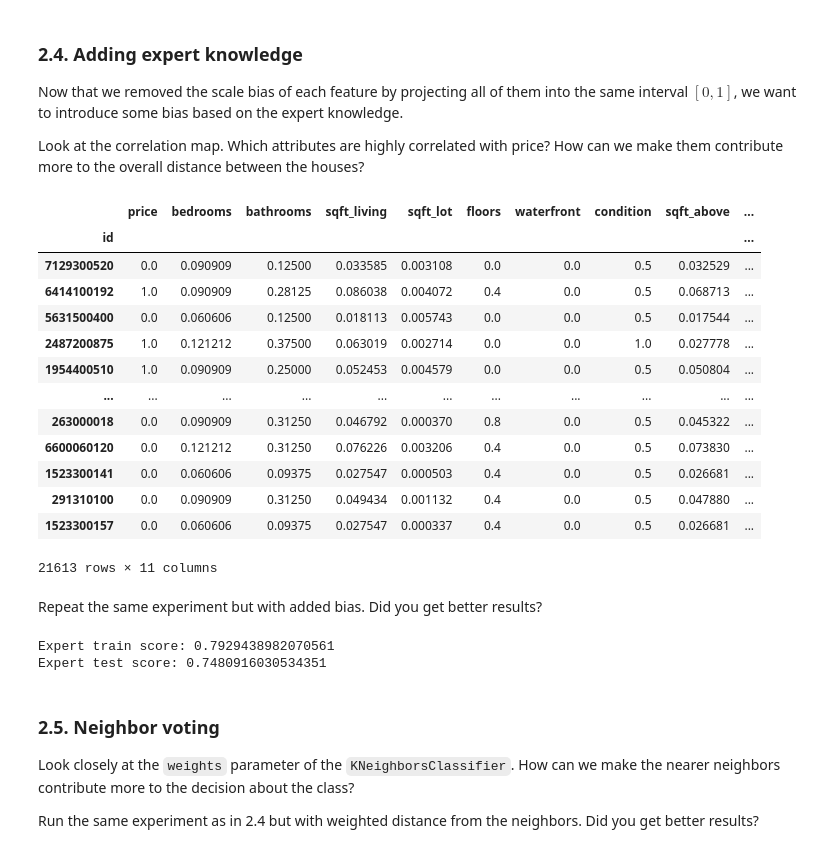
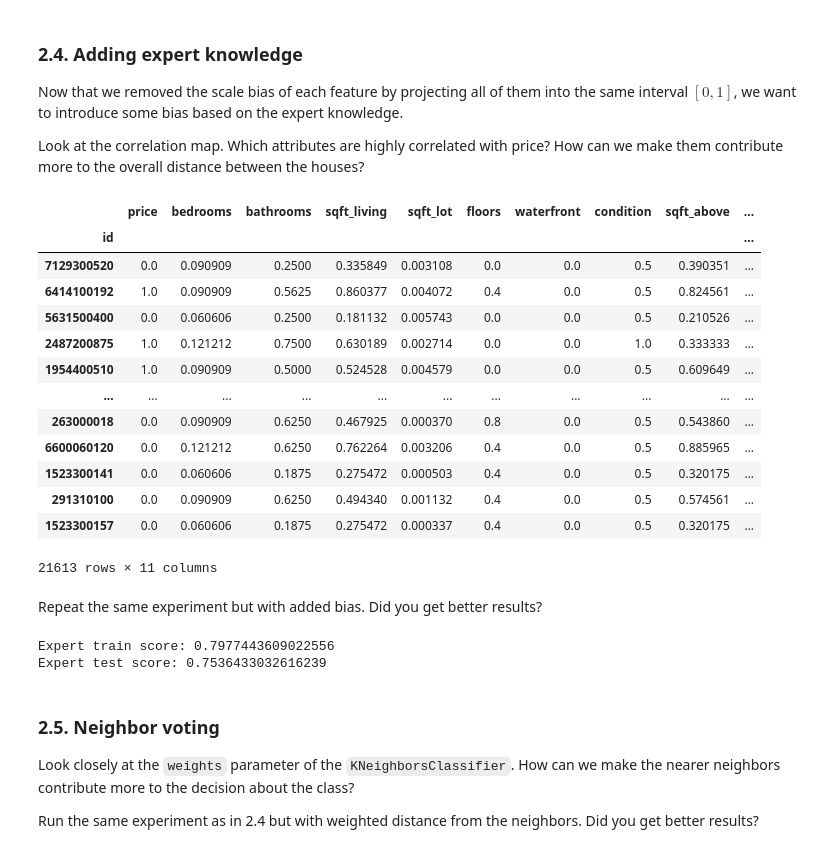
Before and after one commit to Yilin-Ye-official/ml_knn_housing_lab, a Jupyter notebook: knn_home_price.ipynb, the cells around one changed output. Cells and saved outputs as stored; diff of their text form; code cells hidden in the pictures.

```diff
--- a/knn_home_price.ipynb
+++ b/knn_home_price.ipynb
@@ -238,27 +238,28 @@ Look at the correlation map. Which attributes are highly correlated with price?
 # %%
 # increase distances across important attributes
 data_biased = data_normalized.copy()
 # sqft_living, sqft_above are highly correlated with price
-data_biased['sqft_living'] = data_biased['sqft_living'].apply(lambda x: x/2)
-data_biased['sqft_above'] = data_biased['sqft_above'].apply(lambda x: x/2)
+
+data_biased['sqft_living'] = data_biased['sqft_living'].apply(lambda x: x*5)
+data_biased['sqft_above'] = data_biased['sqft_above'].apply(lambda x: x*4)
 # and i think bathrooms has less but still a lot of correlation with price
 # so scale it with a smaller divider
-data_biased['sqft_above'] = data_biased['sqft_above'].apply(lambda x: x/1.5)
+data_biased['bathrooms'] = data_biased['bathrooms'].apply(lambda x:x*2)
 data_biased
 # %% [output]
 |  | price | bedrooms | bathrooms | sqft_living | sqft_lot | floors | waterfront | condition | sqft_above | ... |
 | id |  |  |  |  |  |  |  |  |  | ... |
-| 7129300520 | 0.0 | 0.090909 | 0.12500 | 0.033585 | 0.003108 | 0.0 | 0.0 | 0.5 | 0.032529 | ... |
-| 6414100192 | 1.0 | 0.090909 | 0.28125 | 0.086038 | 0.004072 | 0.4 | 0.0 | 0.5 | 0.068713 | ... |
-| 5631500400 | 0.0 | 0.060606 | 0.12500 | 0.018113 | 0.005743 | 0.0 | 0.0 | 0.5 | 0.017544 | ... |
-| 2487200875 | 1.0 | 0.121212 | 0.37500 | 0.063019 | 0.002714 | 0.0 | 0.0 | 1.0 | 0.027778 | ... |
-| 1954400510 | 1.0 | 0.090909 | 0.25000 | 0.052453 | 0.004579 | 0.0 | 0.0 | 0.5 | 0.050804 | ... |
+| 7129300520 | 0.0 | 0.090909 | 0.2500 | 0.335849 | 0.003108 | 0.0 | 0.0 | 0.5 | 0.390351 | ... |
+| 6414100192 | 1.0 | 0.090909 | 0.5625 | 0.860377 | 0.004072 | 0.4 | 0.0 | 0.5 | 0.824561 | ... |
+| 5631500400 | 0.0 | 0.060606 | 0.2500 | 0.181132 | 0.005743 | 0.0 | 0.0 | 0.5 | 0.210526 | ... |
+| 2487200875 | 1.0 | 0.121212 | 0.7500 | 0.630189 | 0.002714 | 0.0 | 0.0 | 1.0 | 0.333333 | ... |
+| 1954400510 | 1.0 | 0.090909 | 0.5000 | 0.524528 | 0.004579 | 0.0 | 0.0 | 0.5 | 0.609649 | ... |
 | ... | ... | ... | ... | ... | ... | ... | ... | ... | ... | ... |
-| 263000018 | 0.0 | 0.090909 | 0.31250 | 0.046792 | 0.000370 | 0.8 | 0.0 | 0.5 | 0.045322 | ... |
-| 6600060120 | 0.0 | 0.121212 | 0.31250 | 0.076226 | 0.003206 | 0.4 | 0.0 | 0.5 | 0.073830 | ... |
-| 1523300141 | 0.0 | 0.060606 | 0.09375 | 0.027547 | 0.000503 | 0.4 | 0.0 | 0.5 | 0.026681 | ... |
-| 291310100 | 0.0 | 0.090909 | 0.31250 | 0.049434 | 0.001132 | 0.4 | 0.0 | 0.5 | 0.047880 | ... |
-| 1523300157 | 0.0 | 0.060606 | 0.09375 | 0.027547 | 0.000337 | 0.4 | 0.0 | 0.5 | 0.026681 | ... |
+| 263000018 | 0.0 | 0.090909 | 0.6250 | 0.467925 | 0.000370 | 0.8 | 0.0 | 0.5 | 0.543860 | ... |
+| 6600060120 | 0.0 | 0.121212 | 0.6250 | 0.762264 | 0.003206 | 0.4 | 0.0 | 0.5 | 0.885965 | ... |
+| 1523300141 | 0.0 | 0.060606 | 0.1875 | 0.275472 | 0.000503 | 0.4 | 0.0 | 0.5 | 0.320175 | ... |
+| 291310100 | 0.0 | 0.090909 | 0.6250 | 0.494340 | 0.001132 | 0.4 | 0.0 | 0.5 | 0.574561 | ... |
+| 1523300157 | 0.0 | 0.060606 | 0.1875 | 0.275472 | 0.000337 | 0.4 | 0.0 | 0.5 | 0.320175 | ... |
 21613 rows × 11 columns
 # %% [markdown]
 Repeat the same experiment but with added bias. Did you get better results?
@@ -280,8 +281,8 @@ knn.fit(X_train, Y_train)
 print("Expert train score:", knn.score(X_train, Y_train))
 print("Expert test score:", knn.score(X_test, Y_test))
 # %% [output]
-Expert train score: 0.7929438982070561
-Expert test score: 0.7480916030534351
+Expert train score: 0.7977443609022556
+Expert test score: 0.7536433032616239
 # %% [markdown]
 ### 2.5. Neighbor voting
 Look closely at the `weights` parameter of the `KNeighborsClassifier`. How can we make the nearer neighbors contribute more to the decision about the class?
```
Also changed, not shown: parts of 10 cells of this notebook.
